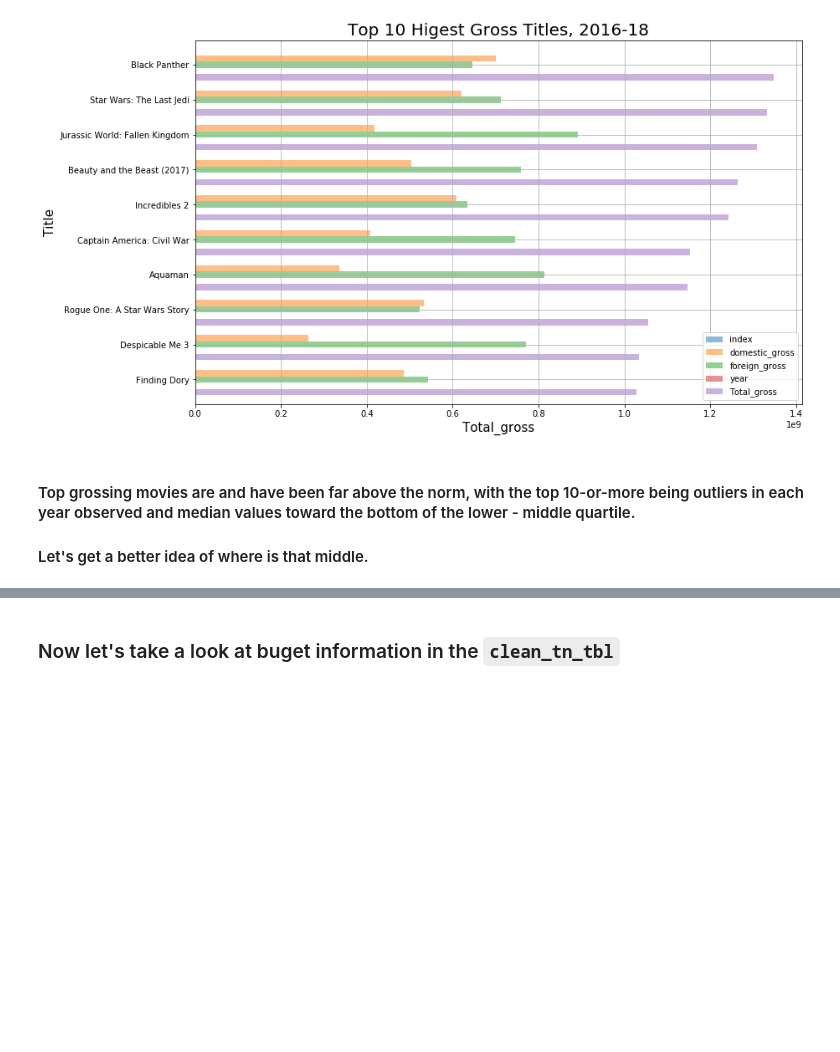
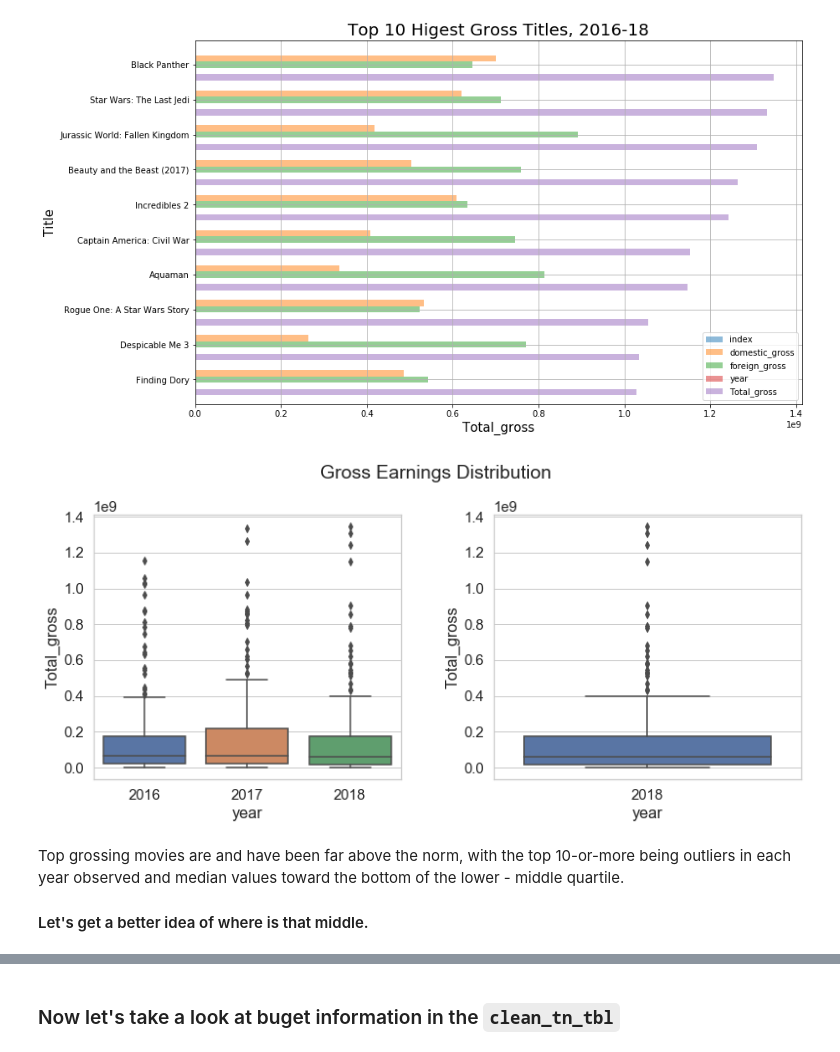
Before and after one commit to jammy-bot/dsc-mod-1-project-v2-1-online-ds-ft-120919, a Jupyter notebook: movies-q1.ipynb, the cells around one changed output, grey strips where cells are left out. Cells and saved outputs as stored; diff of their text form; code cells hidden in the pictures; blank space fills up the shorter version.

```diff
--- a/movies-q1.ipynb
+++ b/movies-q1.ipynb
@@ -166,17 +168,23 @@ plt.show()
 # %%
 # viewing the three most recent years from the dataset
 sns.set_style("whitegrid")
 fig, ax = plt.subplots(ncols=2, figsize=(13, 5))
 sns.set(context='notebook', font_scale=1.35)
 
-label = "Gross Earnings Distribution 2016 - 2018"
+# give a little more space between the 'suptitle' and fiugre
+fig.suptitle("Gross Earnings Distribution", y=1.02)
+# and between subplots
+plt.subplots_adjust(left=None, bottom=None, right=None, top=None,
+                wspace=.3, hspace=None)
 
 sns.boxplot(x="year", y="Total_gross", data=bom_2016_18_df, ax=ax[0])
 sns.boxplot(x="year", y="Total_gross", data=bom_2018_df, ax=ax[1])
 
 plt.show()
+# %% [output]
+[figure, added]
 # %% [markdown]
-#### Top grossing movies are and have been far above the norm, with the top 10-or-more being outliers in each year observed and median values toward the bottom of the lower - middle quartile.
+Top grossing movies are and have been far above the norm, with the top 10-or-more being outliers in each year observed and median values toward the bottom of the lower - middle quartile.
 
 #### Let's get a better idea of where is that middle.
 # %%
```
Also changed, not shown: parts of 28 cells of this notebook.
